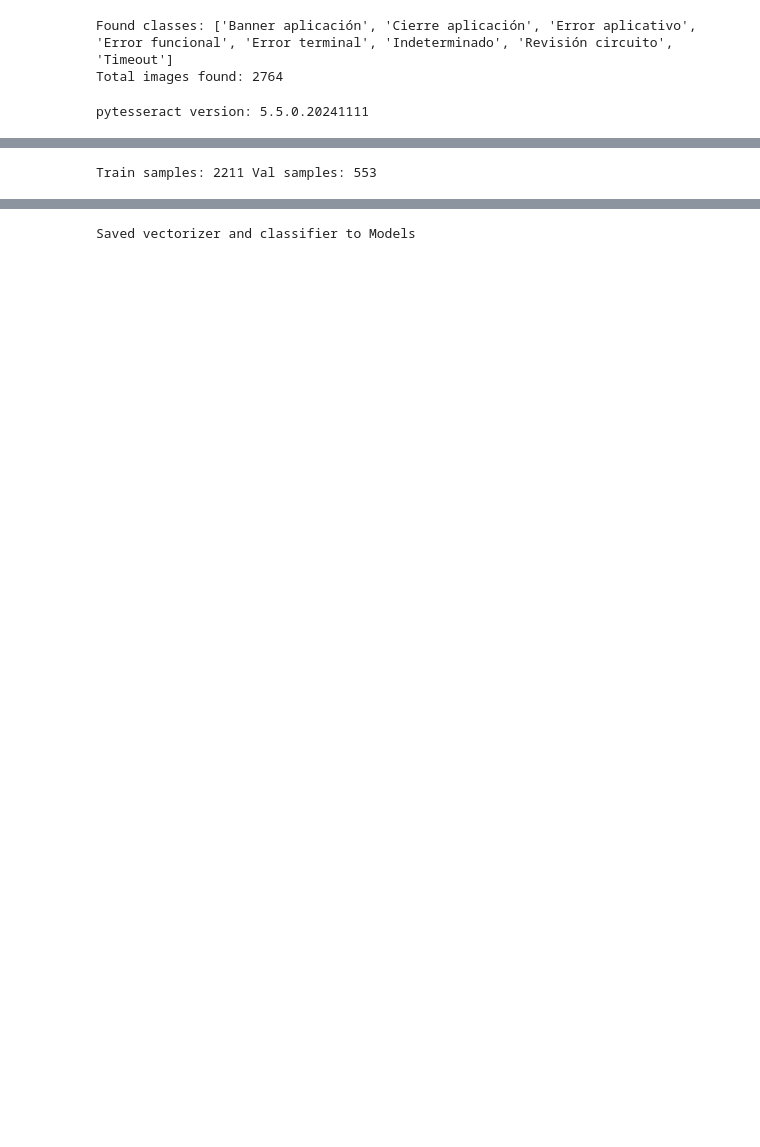
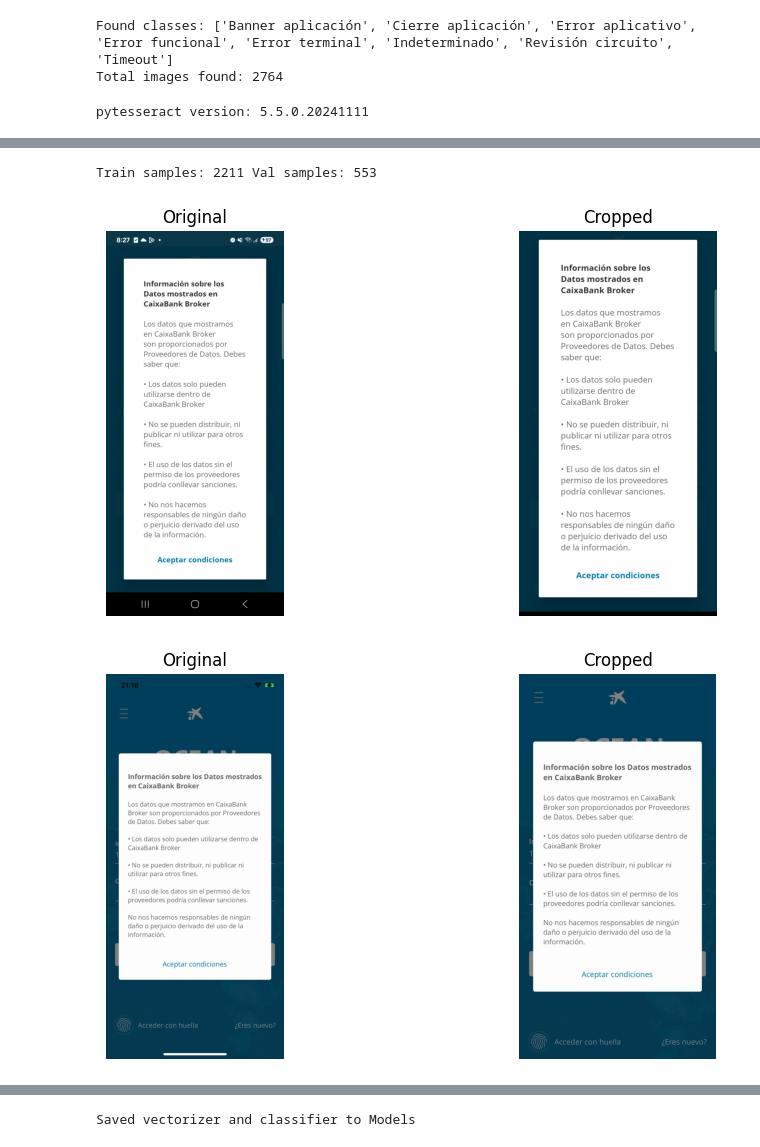
Before and after one commit to IvanBallesteros/TFM, a Jupyter notebook: ocr_classification_new.ipynb, the cells around one changed output, grey strips where cells are left out. Saved outputs shown, nothing was run; the diff lists cells and outputs as text; code cells hidden in the pictures; blank space fills up the shorter version.

```diff
--- a/ocr_classification_new.ipynb
+++ b/ocr_classification_new.ipynb
@@ -123,18 +138,52 @@ Samples with empty OCR text: 6
 # %%
 # Prepare dataset for text classification
 X = df['text'].fillna('')
 y = df['label']
 
 # Train/val split stratified by label
 X_train, X_val, y_train, y_val = train_test_split(X, y, test_size=0.2, random_state=42, stratify=y)
 print('Train samples:', len(X_train), 'Val samples:', len(X_val))
 
-# Vectorize text
-vectorizer = TfidfVectorizer(max_features=20000, ngram_range=(1,2))
-X_train_t = vectorizer.fit_transform(X_train)
-X_val_t = vectorizer.transform(X_val)
+# Vectorize text (skip if no text available)
+from sklearn.exceptions import NotFittedError
+try:
+    vectorizer = TfidfVectorizer(max_features=20000, ngram_range=(1,2))
+    X_train_t = vectorizer.fit_transform(X_train)
+    X_val_t = vectorizer.transform(X_val)
+except ValueError:
+    print('Vectorizer: empty vocabulary, skipping vectorization (no OCR text).')
+    vectorizer = None
+    X_train_t = None
+    X_val_t = None
+
+# --- Visualize cropping: show 1-2 examples original vs cropped ---
+import matplotlib.pyplot as plt
+
+def get_cropped_image(path, crop_top=120, crop_bottom=120):
+    img = Image.open(path).convert('RGB')
+    w,h = img.size
+    if h > (crop_top + crop_bottom):
+        top = int(crop_top)
+        bottom = int(h - crop_bottom)
+        if top < bottom:
+            cropped = img.crop((0, top, w, bottom))
+        else:
+            cropped = img.copy()
+    else:
+        cropped = img.copy()
+    return img, cropped
+
+n = min(2, len(df))
+for i in range(n):
+    orig, cropped = get_cropped_image(df.loc[i,'path'])
+    fig, axes = plt.subplots(1,2, figsize=(10,5))
+    axes[0].imshow(orig); axes[0].set_title('Original'); axes[0].axis('off')
+    axes[1].imshow(cropped); axes[1].set_title('Cropped'); axes[1].axis('off')
+    plt.show()
 # %% [output]
 Train samples: 2211 Val samples: 553
+[figure, added]
+[figure, added]
 # %%
 # Train a simple Logistic Regression classifier
 clf = LogisticRegression(max_iter=1000, class_weight='balanced')
```
Also changed, not shown: parts of 7 cells of this notebook, 6 other files.
